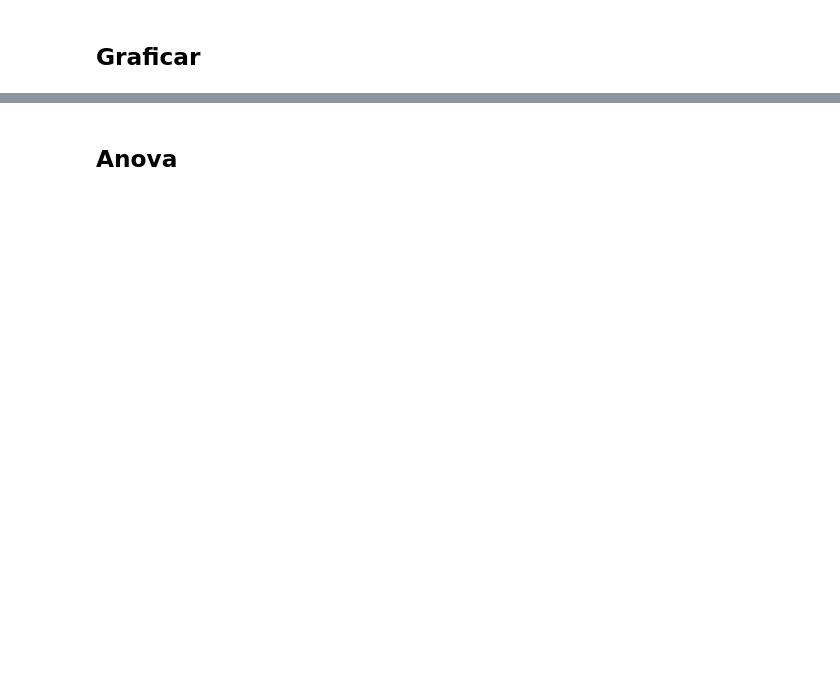
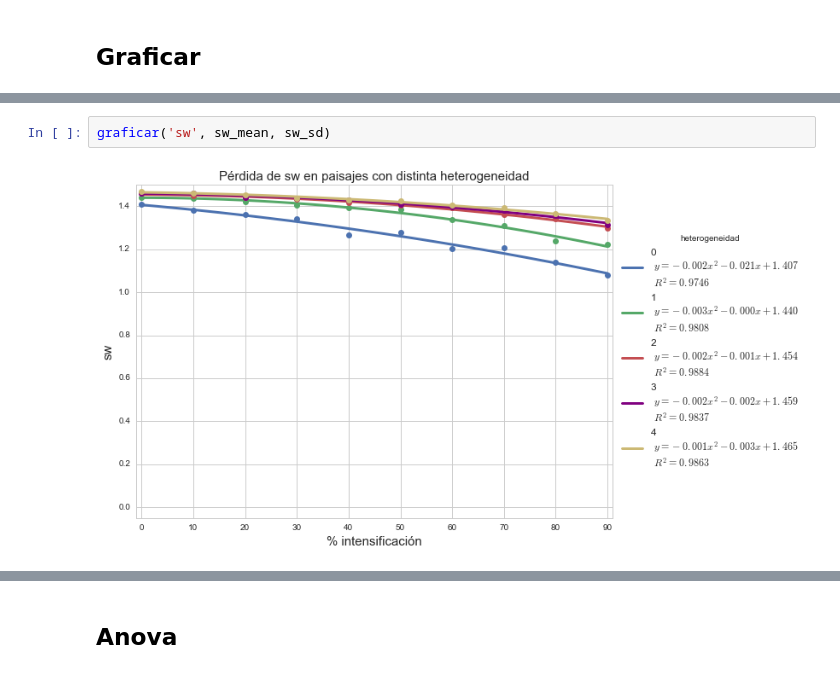
Before and after one commit to iramosp/MatrizAgroecol-gica, a Jupyter notebook: Analisis_Exp1.ipynb, the cells around one changed output, grey strips where cells are left out. Drawn from its saved outputs; the diff is of its cells as text; blank space fills up the shorter version.

```diff
--- a/Analisis_Exp1.ipynb
+++ b/Analisis_Exp1.ipynb
@@ -136,0 +244,4 @@ graficar('riqueza', riquezas_mean, riquezas_sd)
+# %%
+graficar('sw', sw_mean, sw_sd)
+# %% [output]
+[figure, added]
```
Also changed, not shown: parts of 31 cells of this notebook.
